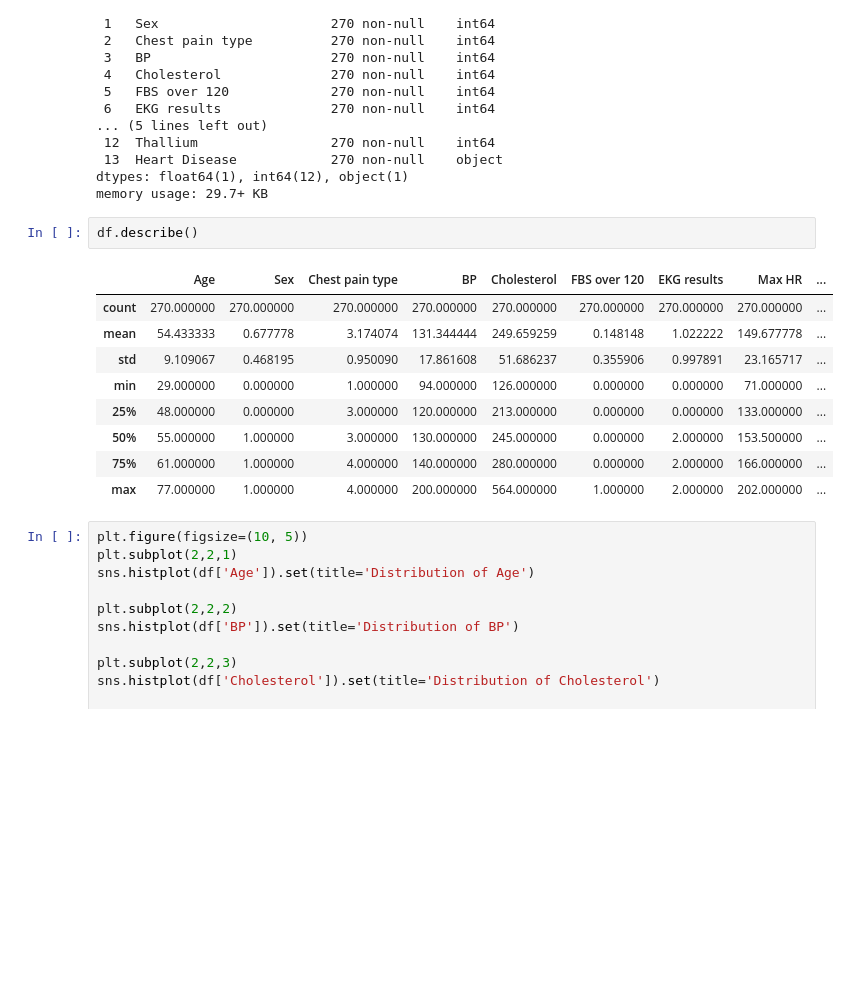
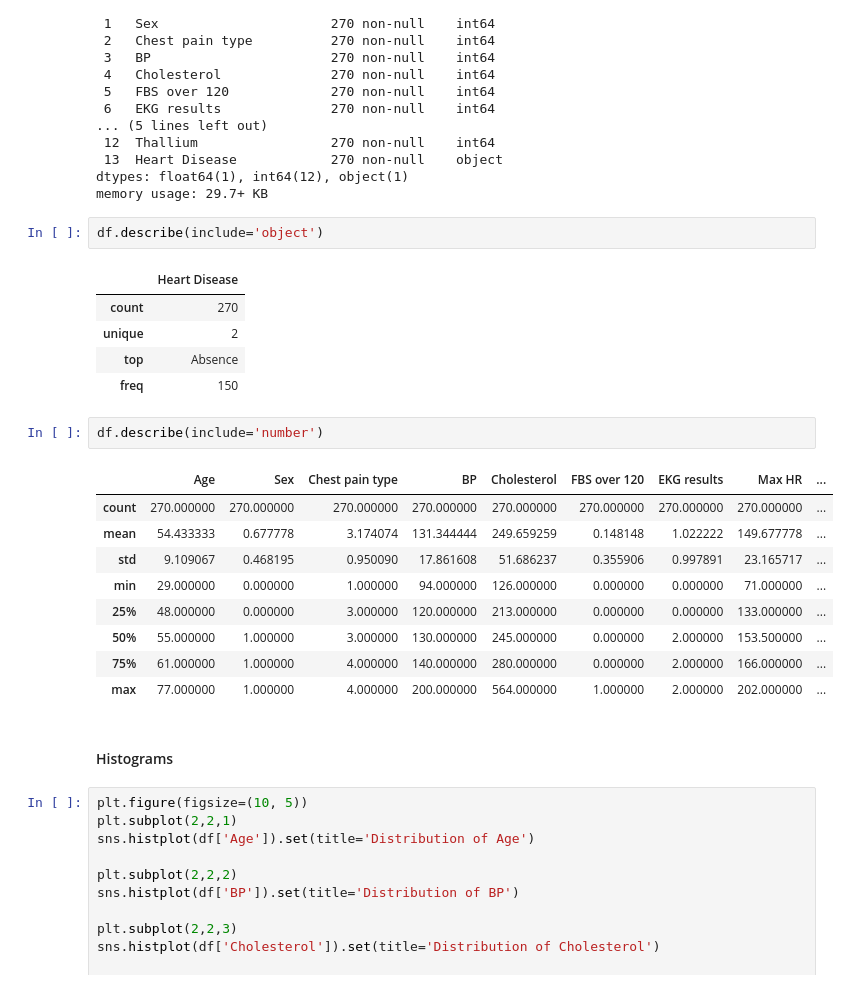
Before and after one commit to syarney3/data_science_projects, a Jupyter notebook: early_detection_heart_detection/train_models.ipynb, the cells around one changed output. Cells and saved outputs as stored; diff of their text form; blank space fills up the shorter version.

```diff
--- a/early_detection_heart_detection/train_models.ipynb
+++ b/early_detection_heart_detection/train_models.ipynb
@@ -59,17 +59,27 @@ Data columns (total 14 columns):
 dtypes: float64(1), int64(12), object(1)
 memory usage: 29.7+ KB
 # %%
-df.describe()
+df.describe(include='object')
 # %% [output]
-|  | Age | Sex | Chest pain type | BP | Cholesterol | FBS over 120 | EKG results | Max HR | ... |
-| count | 270.000000 | 270.000000 | 270.000000 | 270.000000 | 270.000000 | 270.000000 | 270.000000 | 270.000000 | ... |
-| mean | 54.433333 | 0.677778 | 3.174074 | 131.344444 | 249.659259 | 0.148148 | 1.022222 | 149.677778 | ... |
-| std | 9.109067 | 0.468195 | 0.950090 | 17.861608 | 51.686237 | 0.355906 | 0.997891 | 23.165717 | ... |
-| min | 29.000000 | 0.000000 | 1.000000 | 94.000000 | 126.000000 | 0.000000 | 0.000000 | 71.000000 | ... |
-| 25% | 48.000000 | 0.000000 | 3.000000 | 120.000000 | 213.000000 | 0.000000 | 0.000000 | 133.000000 | ... |
-| 50% | 55.000000 | 1.000000 | 3.000000 | 130.000000 | 245.000000 | 0.000000 | 2.000000 | 153.500000 | ... |
-| 75% | 61.000000 | 1.000000 | 4.000000 | 140.000000 | 280.000000 | 0.000000 | 2.000000 | 166.000000 | ... |
-| max | 77.000000 | 1.000000 | 4.000000 | 200.000000 | 564.000000 | 1.000000 | 2.000000 | 202.000000 | ... |
+|  | Heart Disease |
+| count | 270 |
+| unique | 2 |
+| top | Absence |
+| freq | 150 |
+# %%
+df.describe(include='number')
+# %% [output]
+|  | Age | Sex | Chest pain type | BP | Cholesterol | FBS over 120 | EKG results | Max HR | ... |
+| count | 270.000000 | 270.000000 | 270.000000 | 270.000000 | 270.000000 | 270.000000 | 270.000000 | 270.000000 | ... |
+| mean | 54.433333 | 0.677778 | 3.174074 | 131.344444 | 249.659259 | 0.148148 | 1.022222 | 149.677778 | ... |
+| std | 9.109067 | 0.468195 | 0.950090 | 17.861608 | 51.686237 | 0.355906 | 0.997891 | 23.165717 | ... |
+| min | 29.000000 | 0.000000 | 1.000000 | 94.000000 | 126.000000 | 0.000000 | 0.000000 | 71.000000 | ... |
+| 25% | 48.000000 | 0.000000 | 3.000000 | 120.000000 | 213.000000 | 0.000000 | 0.000000 | 133.000000 | ... |
+| 50% | 55.000000 | 1.000000 | 3.000000 | 130.000000 | 245.000000 | 0.000000 | 2.000000 | 153.500000 | ... |
+| 75% | 61.000000 | 1.000000 | 4.000000 | 140.000000 | 280.000000 | 0.000000 | 2.000000 | 166.000000 | ... |
+| max | 77.000000 | 1.000000 | 4.000000 | 200.000000 | 564.000000 | 1.000000 | 2.000000 | 202.000000 | ... |
+# %% [markdown]
+#### Histograms
 # %%
 plt.figure(figsize=(10, 5))
 plt.subplot(2,2,1)
```
Also changed, not shown: parts of 12 cells of this notebook, 1 other file.
